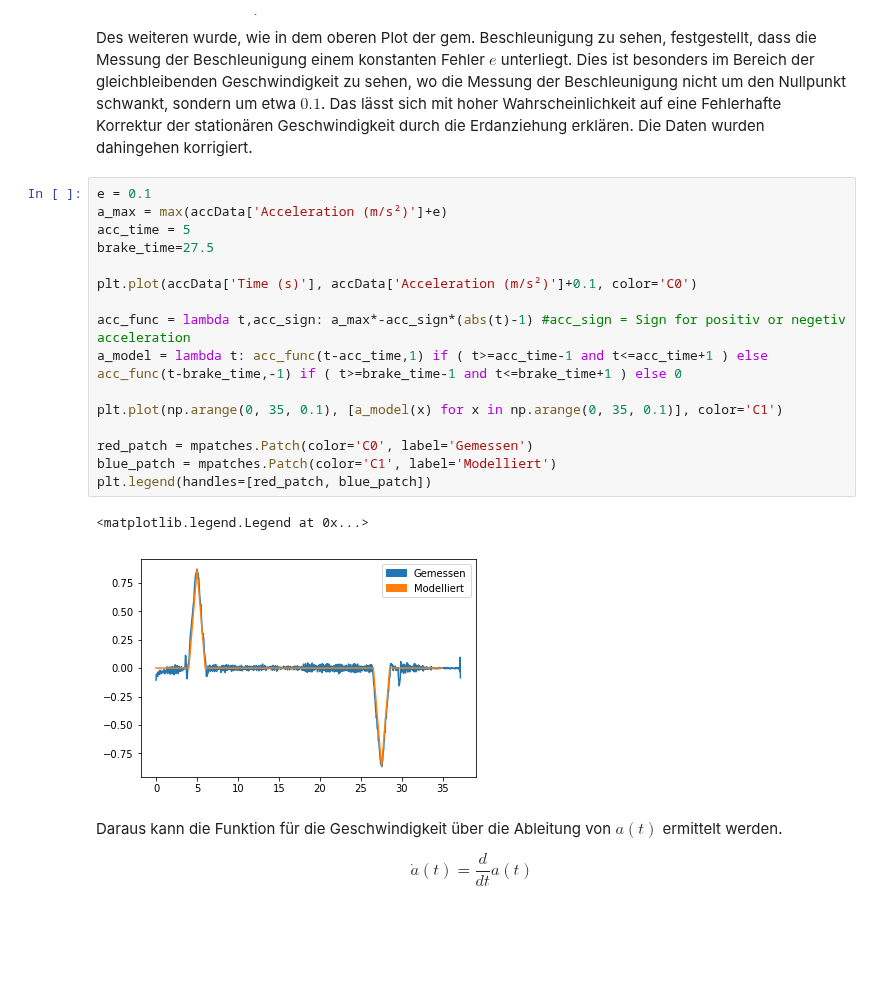
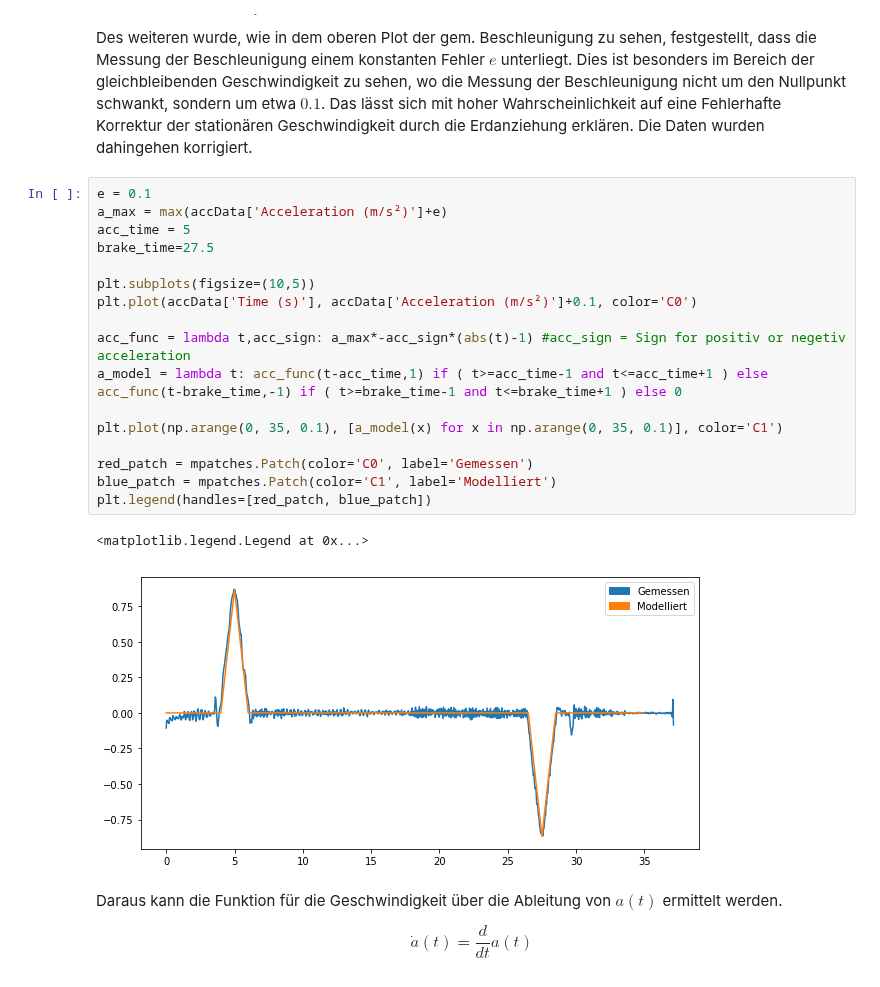
Before and after one commit to darenegade/modellbildung, a Jupyter notebook: Abgabe1/Abgabe1.ipynb, the cells around one changed output. Drawn from its saved outputs; the diff is of its cells as text; blank space fills up the shorter version.

```diff
--- a/Abgabe1/Abgabe1.ipynb
+++ b/Abgabe1/Abgabe1.ipynb
@@ -64,22 +65,23 @@ Des weiteren wurde, wie in dem oberen Plot der gem. Beschleunigung zu sehen, fes
 # %%
 e = 0.1
 a_max = max(accData['Acceleration (m/s²)']+e)
 acc_time = 5
 brake_time=27.5
 
+plt.subplots(figsize=(10,5))
 plt.plot(accData['Time (s)'], accData['Acceleration (m/s²)']+0.1, color='C0')
 
 acc_func = lambda t,acc_sign: a_max*-acc_sign*(abs(t)-1) #acc_sign = Sign for positiv or negetiv acceleration
 a_model = lambda t: acc_func(t-acc_time,1) if ( t>=acc_time-1 and t<=acc_time+1 ) else acc_func(t-brake_time,-1) if ( t>=brake_time-1 and t<=brake_time+1 ) else 0
 
 plt.plot(np.arange(0, 35, 0.1), [a_model(x) for x in np.arange(0, 35, 0.1)], color='C1')
 
 red_patch = mpatches.Patch(color='C0', label='Gemessen')
 blue_patch = mpatches.Patch(color='C1', label='Modelliert')
 plt.legend(handles=[red_patch, blue_patch])
 # %% [output]
 <matplotlib.legend.Legend at 0x...>
-[figure, old version]
+[figure, new version]
 # %% [markdown]
 Daraus kann die Funktion für die Geschwindigkeit über die Ableitung von $a(t)$ ermittelt werden.
 
```
Also changed, not shown: parts of 10 cells of this notebook, 1 other file.
